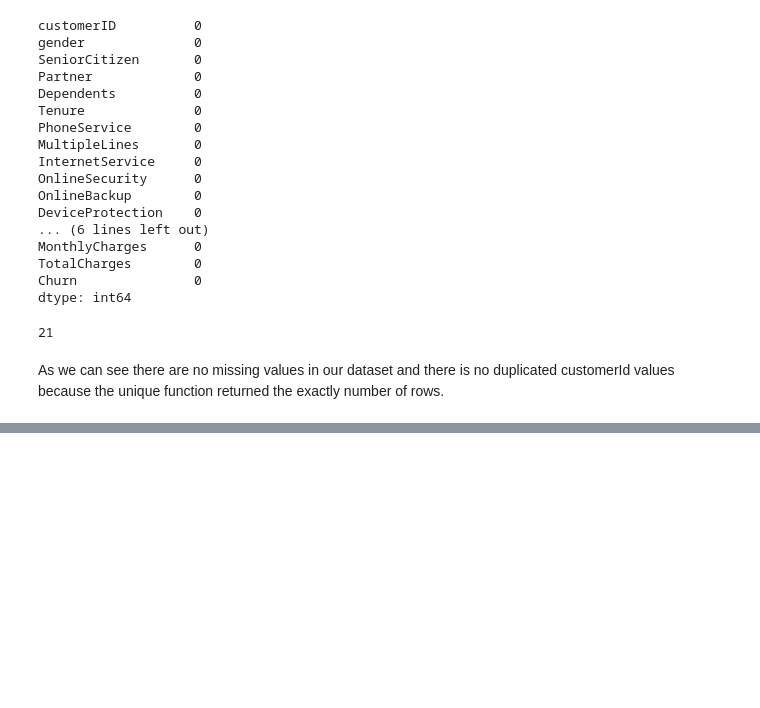
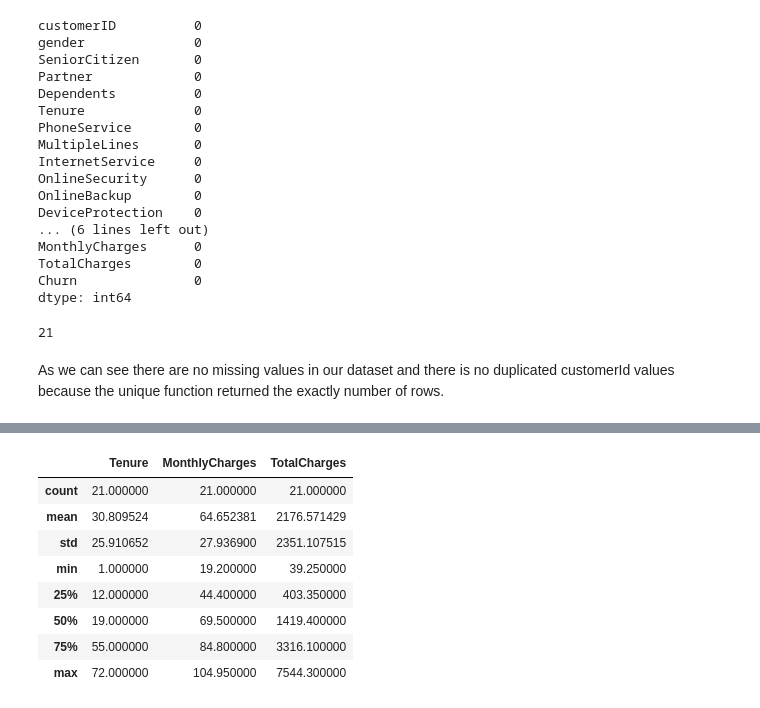
Before and after one commit to itsdomsantos/IART-2022, a Jupyter notebook: proj2/iart_proj_notebook.ipynb, the cells around one changed output, grey strips where cells are left out. Cells and saved outputs as stored; diff of their text form; code cells hidden in the pictures; blank space fills up the shorter version.

```diff
--- a/proj2/iart_proj_notebook.ipynb
+++ b/proj2/iart_proj_notebook.ipynb
@@ -184,0 +231,13 @@ AttributeError: 'DataFrame' object has no attribute 'drop_na'
+# %%
+numerical_cols = ['Tenure', 'MonthlyCharges', 'TotalCharges']
+df[numerical_cols].describe()
+# %% [output]
+|  | Tenure | MonthlyCharges | TotalCharges |
+| count | 21.000000 | 21.000000 | 21.000000 |
+| mean | 30.809524 | 64.652381 | 2176.571429 |
+| std | 25.910652 | 27.936900 | 2351.107515 |
+| min | 1.000000 | 19.200000 | 39.250000 |
+| 25% | 12.000000 | 44.400000 | 403.350000 |
+| 50% | 19.000000 | 69.500000 | 1419.400000 |
+| 75% | 55.000000 | 84.800000 | 3316.100000 |
+| max | 72.000000 | 104.950000 | 7544.300000 |
```
Also changed, not shown: parts of 17 cells of this notebook.
